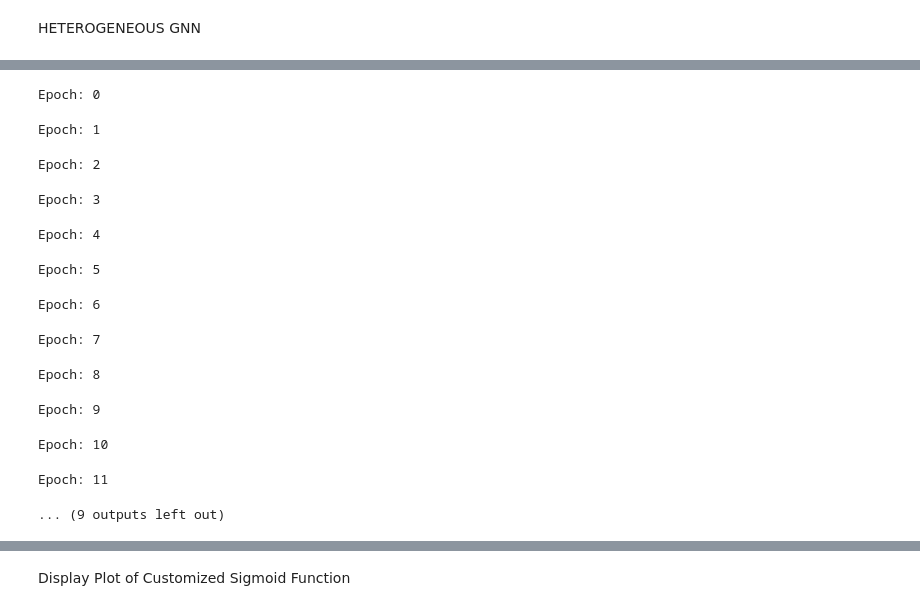
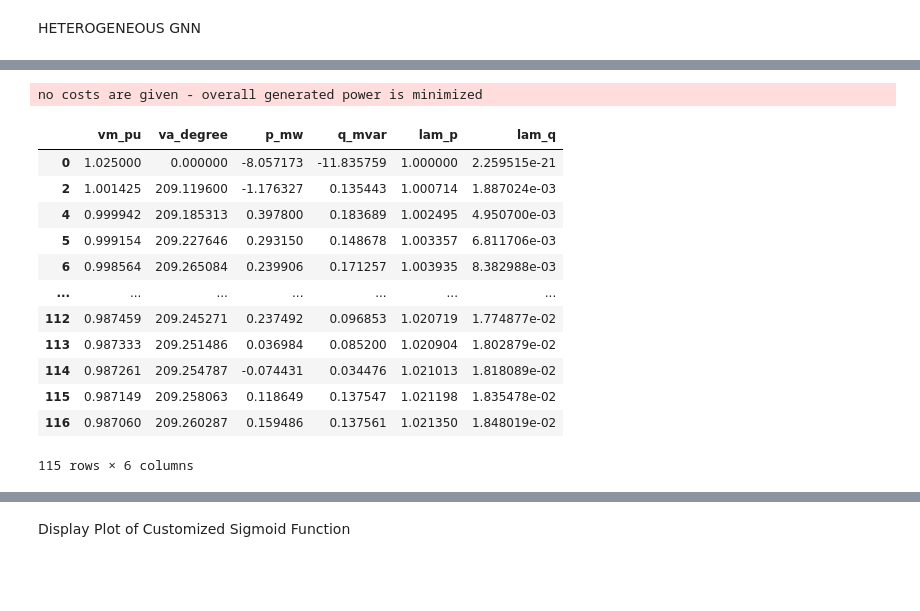
Before and after one commit to CanBayraktaroglu/OPFGNN, a Jupyter notebook: code/gnn.ipynb, the cells around one changed output, grey strips where cells are left out. Saved outputs shown, nothing was run; the diff lists cells and outputs as text; code cells hidden in the pictures; blank space fills up the shorter version.

```diff
--- a/code/gnn.ipynb
+++ b/code/gnn.ipynb
@@ -693,0 +678,20 @@ ACOPFOutput(x_dict, scalers_dict, None, index_mappers).output
+# %%
+acopf_ok_grid_names = ['1-HV-mixed--1-sw','1-MV-semiurb--0-no_sw','1-MV-comm--0-sw','1-MV-comm--0-no_sw']
+net = process_network(acopf_ok_grid_names[1])
+pp.runopp(net)
+net.res_bus
+# %% [output]
+no costs are given - overall generated power is minimized
+|  | vm_pu | va_degree | p_mw | q_mvar | lam_p | lam_q |
+| 0 | 1.025000 | 0.000000 | -8.057173 | -11.835759 | 1.000000 | 2.259515e-21 |
+| 2 | 1.001425 | 209.119600 | -1.176327 | 0.135443 | 1.000714 | 1.887024e-03 |
+| 4 | 0.999942 | 209.185313 | 0.397800 | 0.183689 | 1.002495 | 4.950700e-03 |
+| 5 | 0.999154 | 209.227646 | 0.293150 | 0.148678 | 1.003357 | 6.811706e-03 |
+| 6 | 0.998564 | 209.265084 | 0.239906 | 0.171257 | 1.003935 | 8.382988e-03 |
+| ... | ... | ... | ... | ... | ... | ... |
+| 112 | 0.987459 | 209.245271 | 0.237492 | 0.096853 | 1.020719 | 1.774877e-02 |
+| 113 | 0.987333 | 209.251486 | 0.036984 | 0.085200 | 1.020904 | 1.802879e-02 |
+| 114 | 0.987261 | 209.254787 | -0.074431 | 0.034476 | 1.021013 | 1.818089e-02 |
+| 115 | 0.987149 | 209.258063 | 0.118649 | 0.137547 | 1.021198 | 1.835478e-02 |
+| 116 | 0.987060 | 209.260287 | 0.159486 | 0.137561 | 1.021350 | 1.848019e-02 |
+115 rows × 6 columns
@@ -694,18 +706,4 @@ ACOPFOutput(x_dict, scalers_dict, None, index_mappers).output
 # %%
-save_unsupervised_inputs('1-HV-mixed--0-no_sw', 1000)
+save_unsupervised_inputs('1-HV-mixed--0-no_sw', 100)
-# %% [output]
-Epoch: 0
-Epoch: 1
-Epoch: 2
-Epoch: 3
-Epoch: 4
-Epoch: 5
-Epoch: 6
-Epoch: 7
-Epoch: 8
-Epoch: 9
-Epoch: 10
-Epoch: 11
-... (9 outputs left out)
 # %%
 inputs = load_unsupervised_inputs('1-HV-mixed--0-no_sw')
```
Also changed, not shown: parts of 45 cells of this notebook, 6 other files.
